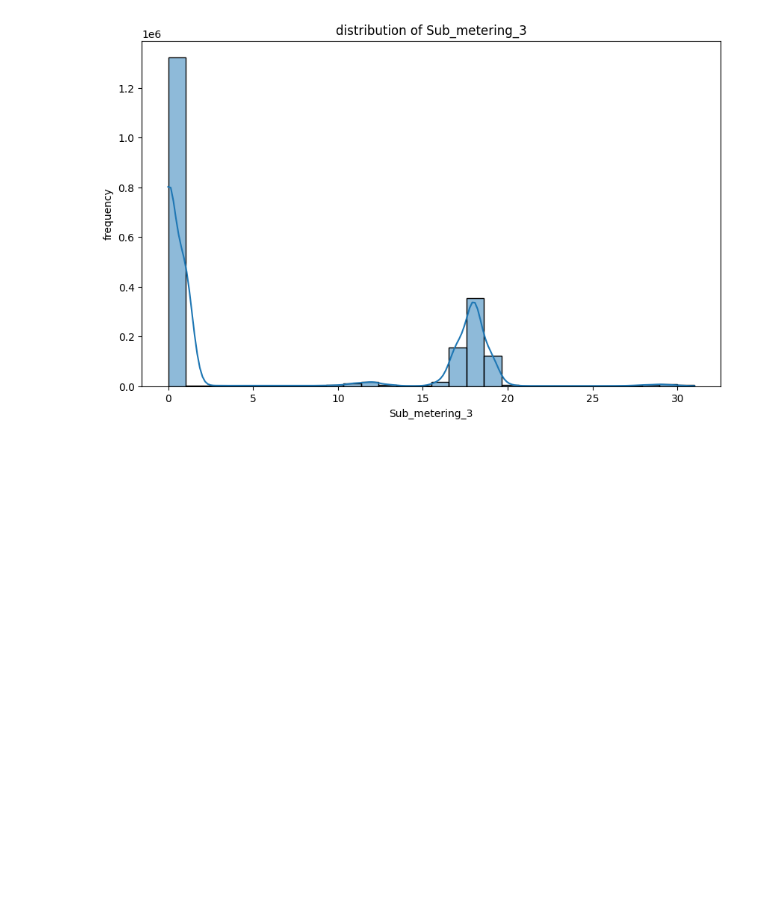
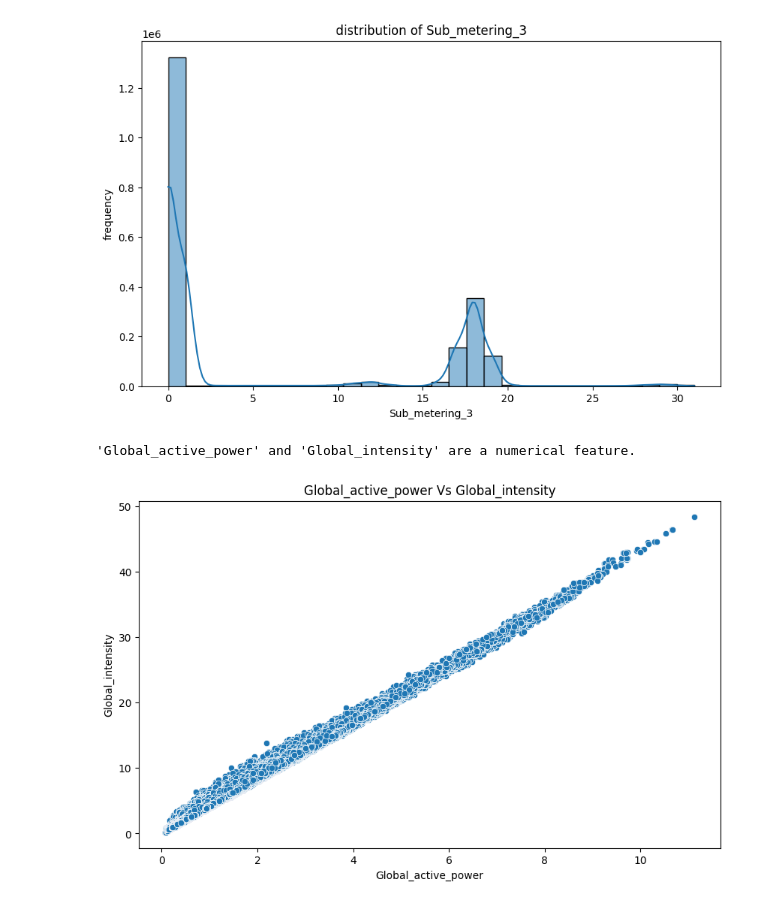
Before and after one commit to yuvraj-rathod-1202/Electricity_Consumption_Predictor, a Jupyter notebook: EDA/EDA.ipynb, the cells around one changed output. Saved outputs shown, nothing was run; the diff lists cells and outputs as text; code cells hidden in the pictures; blank space fills up the shorter version.

```diff
--- a/EDA/EDA.ipynb
+++ b/EDA/EDA.ipynb
@@ -122,3 +147,8 @@ for feature in features:
 [figure]
 'Sub_metering_3' is a numerical feature.
 [figure]
+# %%
+BivariateAnalyzer().execute_strategy(df, "Global_active_power", "Global_intensity")
+# %% [output]
+'Global_active_power' and 'Global_intensity' are a numerical feature.
+[figure, added]
```
Also changed, not shown: parts of 11 cells of this notebook.
